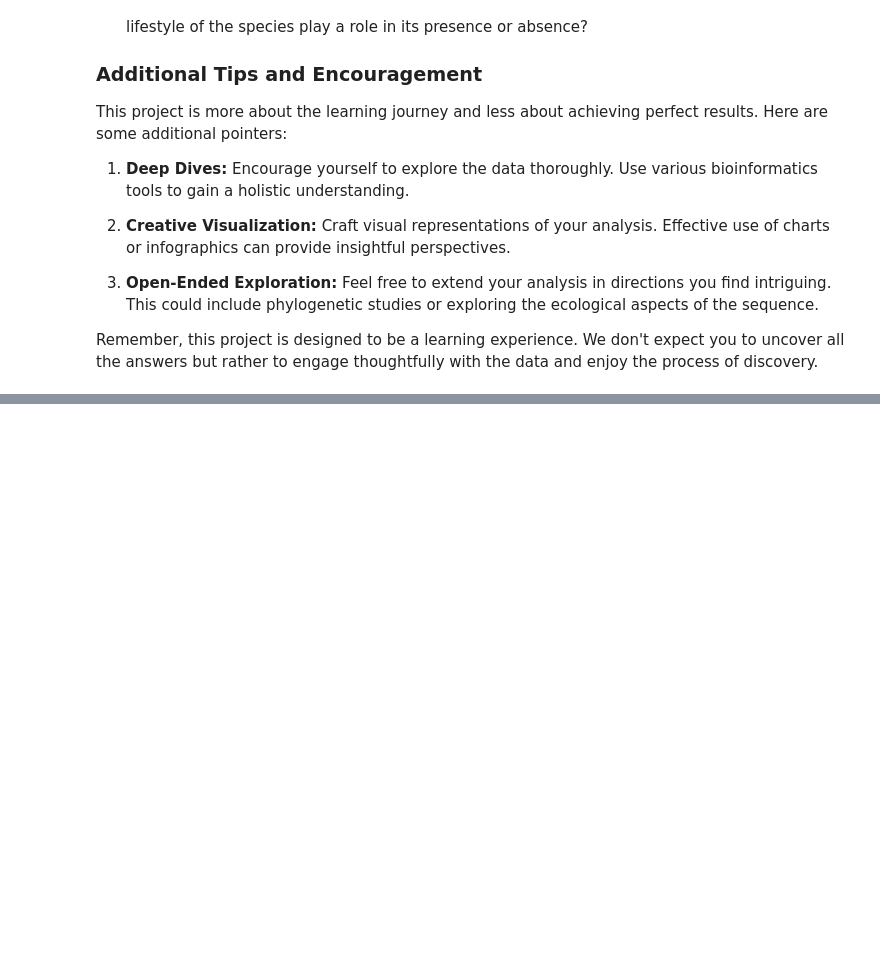
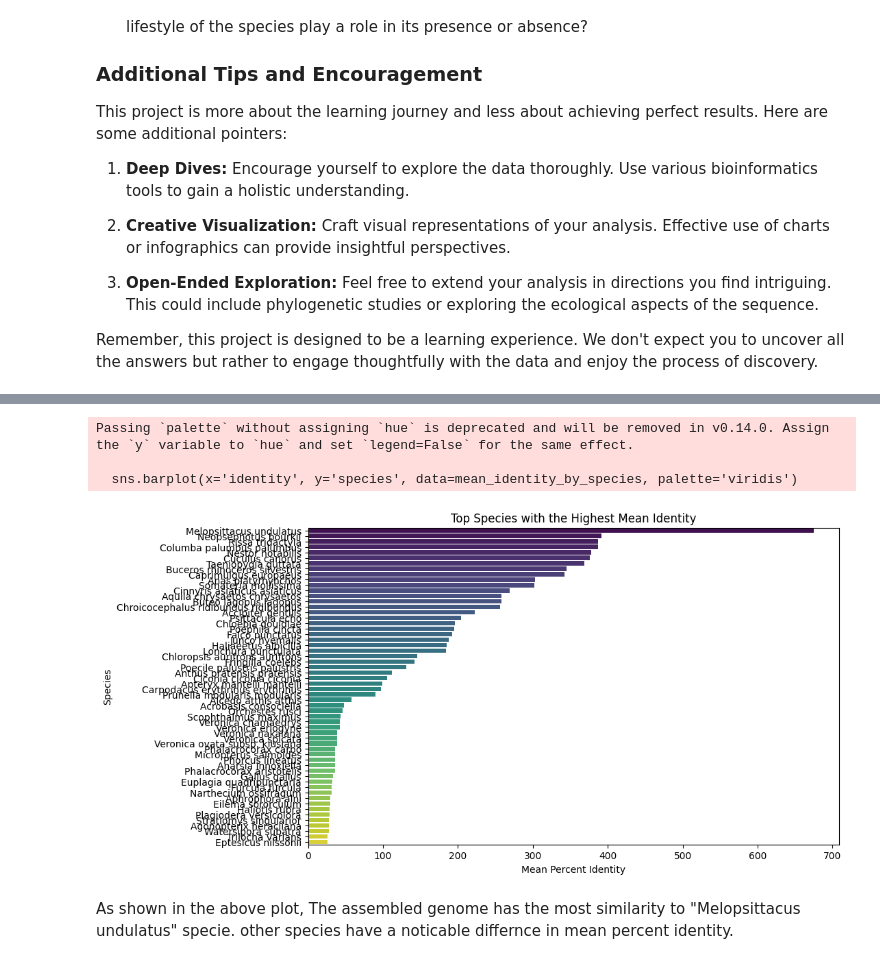
Before and after one commit to taranehkhosrojerdi/Intro-to-Bioinformatics-course-project, a Jupyter notebook: Find-The-Imposter/FindTheImposter.ipynb, the cells around one changed output, grey strips where cells are left out. Saved outputs shown, nothing was run; the diff lists cells and outputs as text; code cells hidden in the pictures; blank space fills up the shorter version.

```diff
--- a/Find-The-Imposter/FindTheImposter.ipynb
+++ b/Find-The-Imposter/FindTheImposter.ipynb
@@ -304,0 +309,20 @@ Remember, this project is designed to be a learning experience. We don't expect
+# %%
+import seaborn as sns
+
+mean_identity_by_species = df.groupby('species')['identity'].mean().reset_index()
+
+mean_identity_by_species = mean_identity_by_species.sort_values(by='identity', ascending=False)
+
+plt.figure(figsize=(10, 6))
+sns.barplot(x='identity', y='species', data=mean_identity_by_species, palette='viridis')
+plt.xlabel('Mean Percent Identity')
+plt.ylabel('Species')
+plt.title('Top Species with the Highest Mean Identity')
+plt.show()
+# %% [output]
+Passing `palette` without assigning `hue` is deprecated and will be removed in v0.14.0. Assign the `y` variable to `hue` and set `legend=False` for the same effect.
+
+  sns.barplot(x='identity', y='species', data=mean_identity_by_species, palette='viridis')
+[figure, added]
+# %% [markdown]
+As shown in the above plot, The assembled genome has the most similarity to "Melopsittacus undulatus" specie. other species have a noticable differnce in mean percent identity.
```
Also changed, not shown: parts of 6 cells of this notebook.
